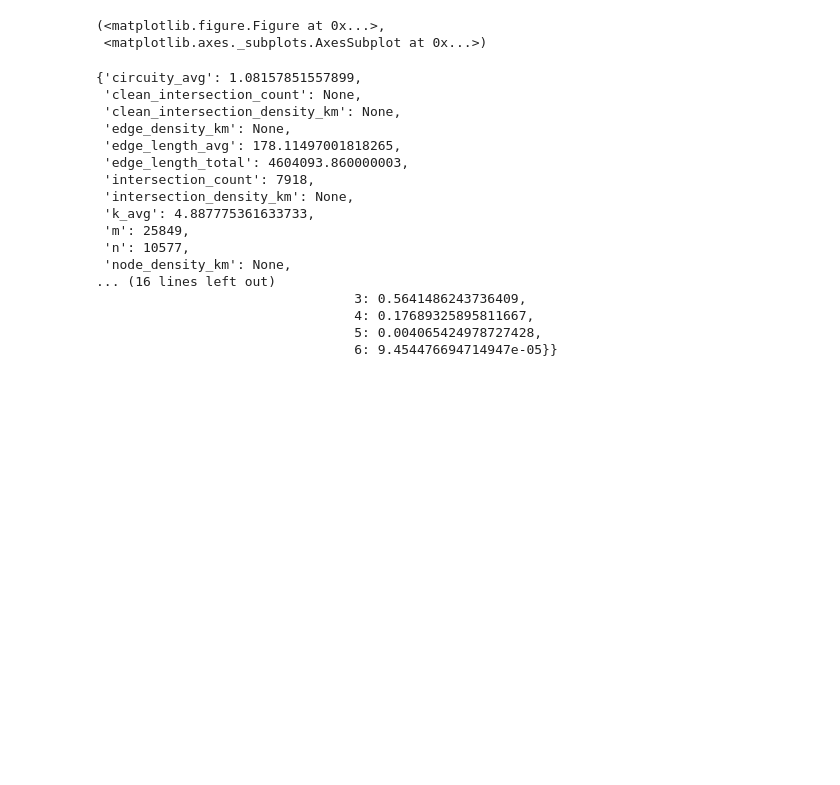
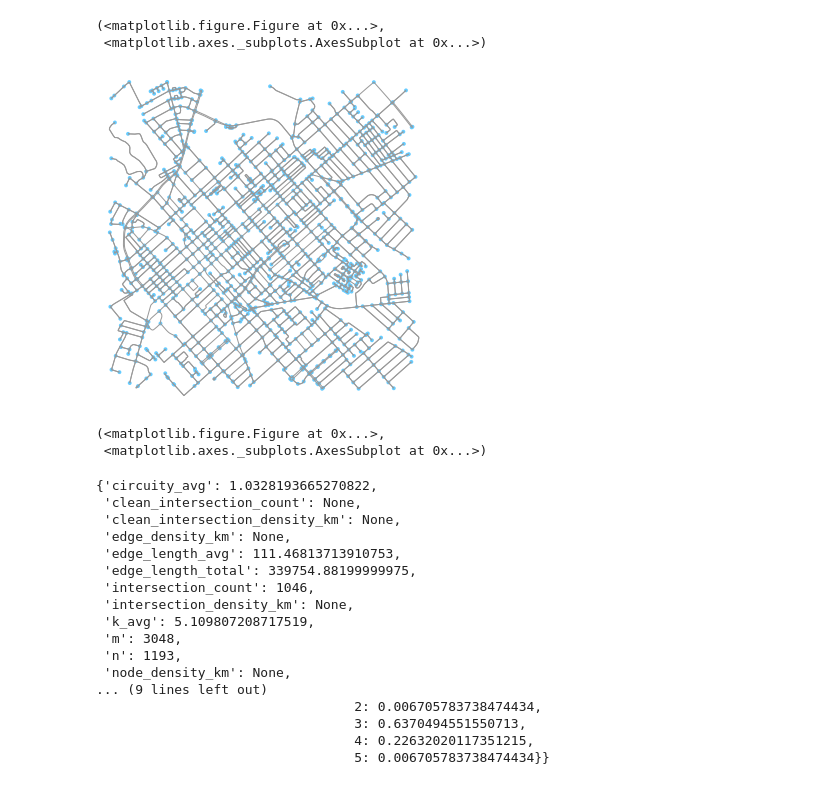
Before and after one commit to alha282/ce599, a Jupyter notebook: 17-Networks 2/Networks_OSM.ipynb, the cells around one changed output. Drawn from its saved outputs; the diff is of its cells as text; code cells hidden in the pictures; blank space fills up the shorter version.

```diff
--- a/17-Networks 2/Networks_OSM.ipynb
+++ b/17-Networks 2/Networks_OSM.ipynb
@@ -48,27 +48,34 @@ ox.plot_graph(G)
 [figure]
 (<matplotlib.figure.Figure at 0x...>,
  <matplotlib.axes._subplots.AxesSubplot at 0x...>)
+# %%
+G = ox.graph_from_address('152 East 4th Street, Lexington, KY', distance =2000, network_type='drive')
+ox.plot_graph(G)
+# %% [output]
+[figure, added]
+(<matplotlib.figure.Figure at 0x...>,
+ <matplotlib.axes._subplots.AxesSubplot at 0x...>)
 # %%
 basic_stats = ox.basic_stats(G)
 pprint.pprint(basic_stats)
 # %% [output]
-{'circuity_avg': 1.08157851557899,
+{'circuity_avg': 1.0328193665270822,
  'clean_intersection_count': None,
  'clean_intersection_density_km': None,
  'edge_density_km': None,
- 'edge_length_avg': 178.11497001818265,
- 'edge_length_total': 4604093.860000003,
- 'intersection_count': 7918,
+ 'edge_length_avg': 111.46813713910753,
+ 'edge_length_total': 339754.88199999975,
+ 'intersection_count': 1046,
  'intersection_density_km': None,
- 'k_avg': 4.887775361633733,
- 'm': 25849,
- 'n': 10577,
+ 'k_avg': 5.109807208717519,
+ 'm': 3048,
+ 'n': 1193,
  'node_density_km': None,
-... (16 lines left out)
-                                 3: 0.5641486243736409,
-                                 4: 0.17689325895811667,
-                                 5: 0.004065424978727428,
-                                 6: 9.454476694714947e-05}}
+... (9 lines left out)
+                                 2: 0.006705783738474434,
+                                 3: 0.6370494551550713,
+                                 4: 0.22632020117351215,
+                                 5: 0.006705783738474434}}
 # %%
 #Home
 origin = ox.get_nearest_node(G, (38.0496952, -84.4894170))
```
Also changed, not shown: parts of 2 cells of this notebook.
